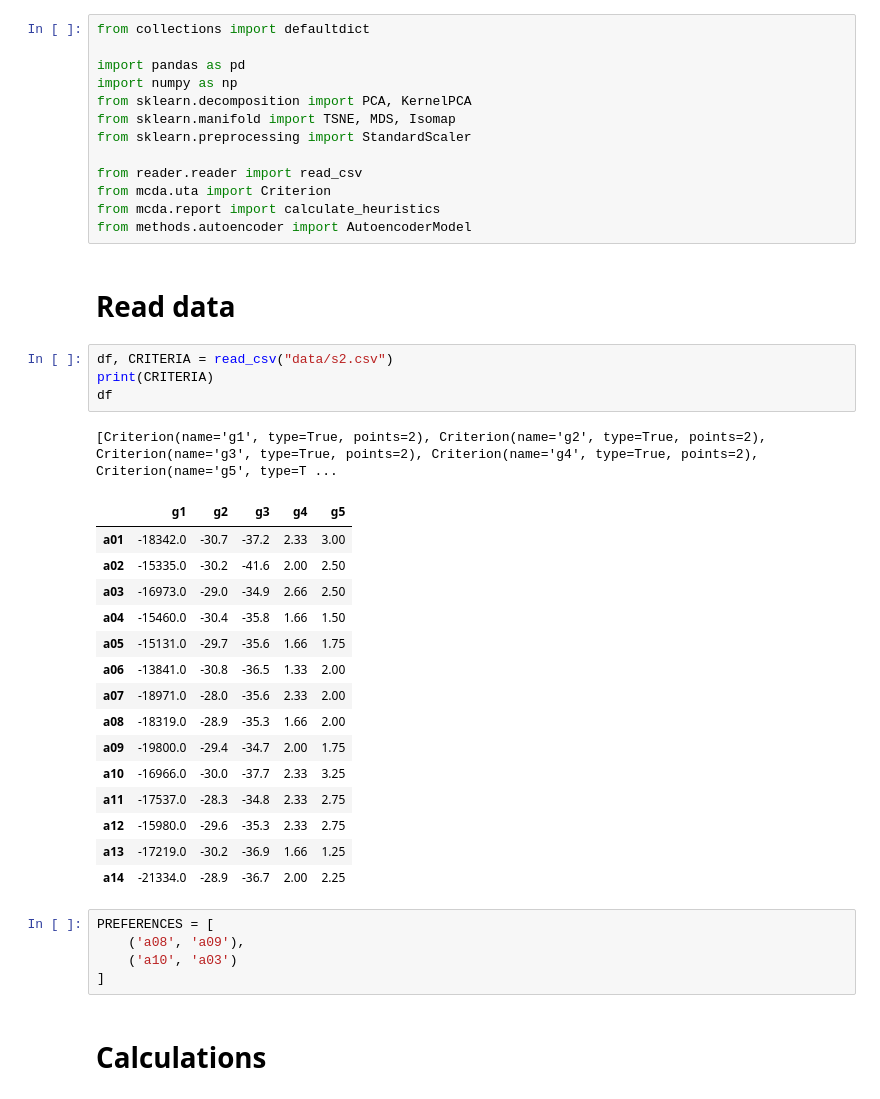
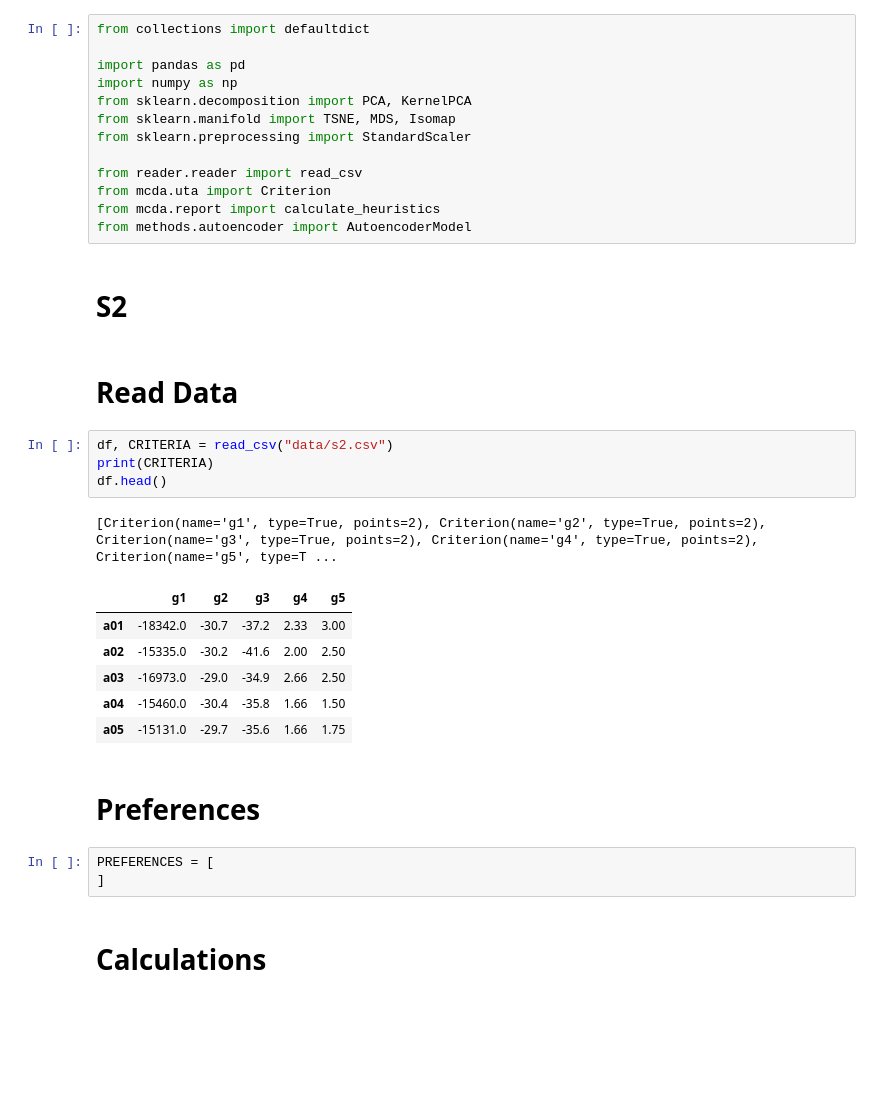
Before and after one commit to anras5/ordinal-regression-reduced, a Jupyter notebook: src/main.ipynb, the cells around one changed output. Saved outputs shown, nothing was run; the diff lists cells and outputs as text; blank space fills up the shorter version.

```diff
--- a/src/main.ipynb
+++ b/src/main.ipynb
@@ -14,32 +14,25 @@ from mcda.uta import Criterion
 from mcda.report import calculate_heuristics
 from methods.autoencoder import AutoencoderModel
 # %% [markdown]
-# Read data
+# S2
+# %% [markdown]
+# Read Data
 # %%
 df, CRITERIA = read_csv("data/s2.csv")
 print(CRITERIA)
-df
+df.head()
 # %% [output]
 [Criterion(name='g1', type=True, points=2), Criterion(name='g2', type=True, points=2), Criterion(name='g3', type=True, points=2), Criterion(name='g4', type=True, points=2), Criterion(name='g5', type=T ...
 |  | g1 | g2 | g3 | g4 | g5 |
 | a01 | -18342.0 | -30.7 | -37.2 | 2.33 | 3.00 |
 | a02 | -15335.0 | -30.2 | -41.6 | 2.00 | 2.50 |
 | a03 | -16973.0 | -29.0 | -34.9 | 2.66 | 2.50 |
 | a04 | -15460.0 | -30.4 | -35.8 | 1.66 | 1.50 |
 | a05 | -15131.0 | -29.7 | -35.6 | 1.66 | 1.75 |
-| a06 | -13841.0 | -30.8 | -36.5 | 1.33 | 2.00 |
-| a07 | -18971.0 | -28.0 | -35.6 | 2.33 | 2.00 |
-| a08 | -18319.0 | -28.9 | -35.3 | 1.66 | 2.00 |
-| a09 | -19800.0 | -29.4 | -34.7 | 2.00 | 1.75 |
-| a10 | -16966.0 | -30.0 | -37.7 | 2.33 | 3.25 |
-| a11 | -17537.0 | -28.3 | -34.8 | 2.33 | 2.75 |
-| a12 | -15980.0 | -29.6 | -35.3 | 2.33 | 2.75 |
-| a13 | -17219.0 | -30.2 | -36.9 | 1.66 | 1.25 |
-| a14 | -21334.0 | -28.9 | -36.7 | 2.00 | 2.25 |
+# %% [markdown]
+# Preferences
 # %%
 PREFERENCES = [
-    ('a08', 'a09'),
-    ('a10', 'a03')
 ]
 # %% [markdown]
 # Calculations
```
Also changed, not shown: parts of 9 cells of this notebook, 2 other files.
